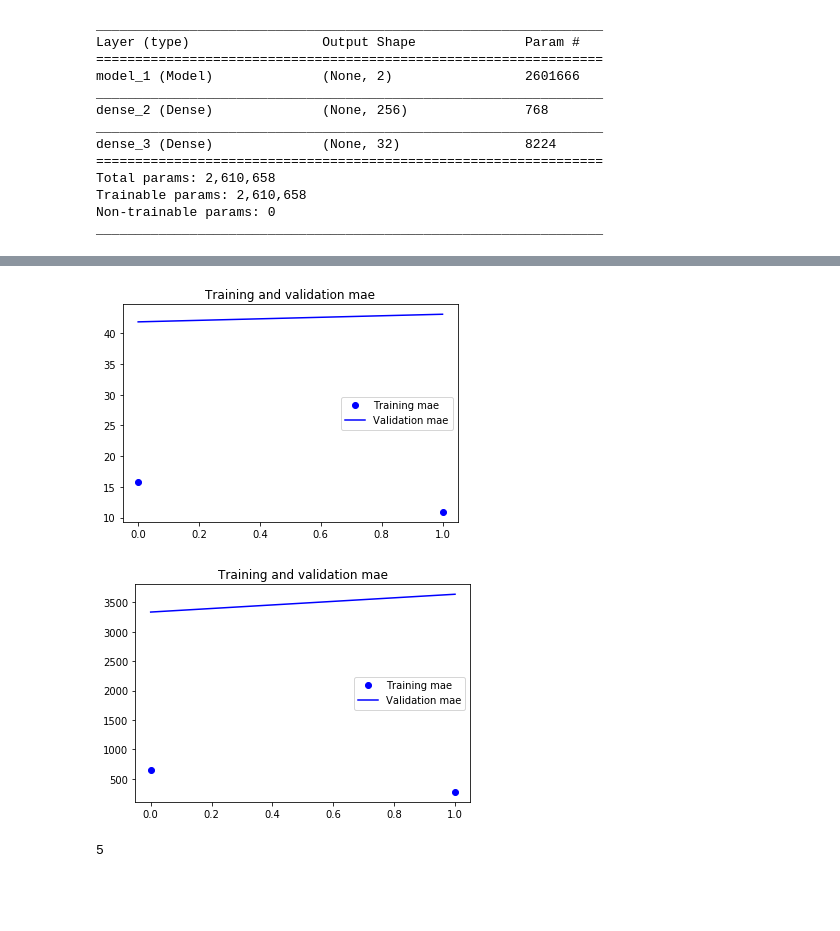
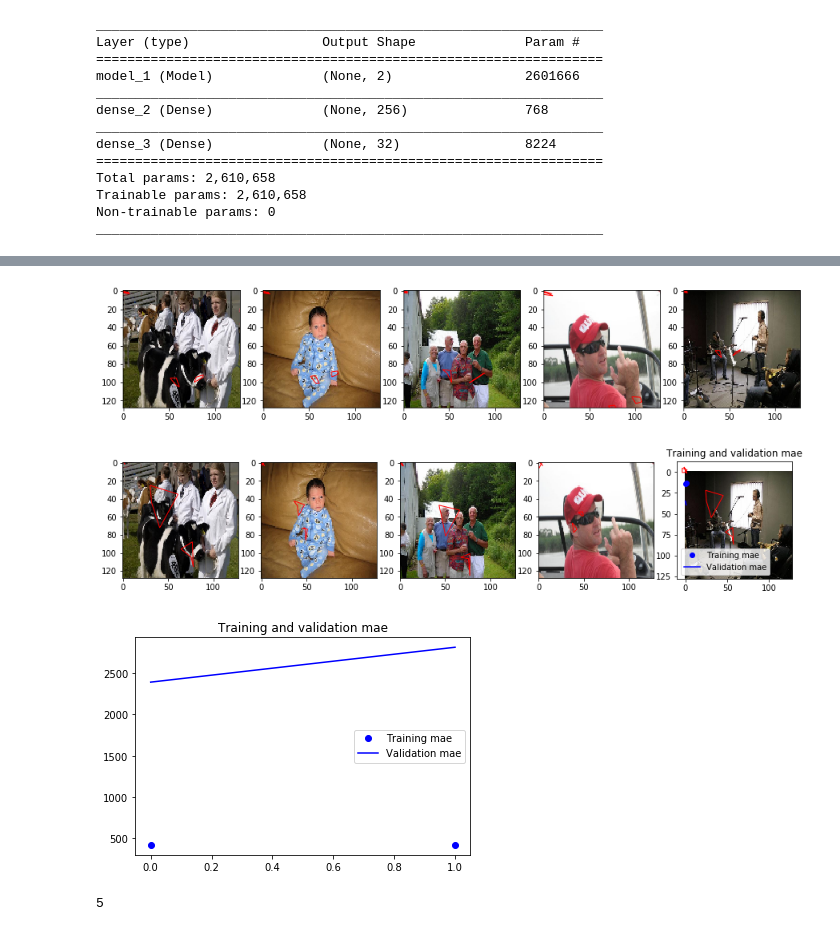
Before and after one commit to kjprice/smu-capstone, a Jupyter notebook: notebooks/Hands_localization.ipynb, the cells around one changed output, grey strips where cells are left out. Cells and saved outputs as stored; diff of their text form; code cells hidden in the pictures; blank space fills up the shorter version.

Commit message:
Display images (and predictions) between each epoch

```diff
--- a/notebooks/Hands_localization.ipynb
+++ b/notebooks/Hands_localization.ipynb
@@ -321,11 +307,18 @@ def plot_mae(history):
     plt.legend()
 
     plt.show()
+# %%
+def callback(x, y):
+    y_predictions = model.predict([x_test])
+    display_images_with_annotations(x_test[:5], y_predictions[:5])
+
+lambda_callback = keras.callbacks.LambdaCallback(on_epoch_end=callback)
 # %%
 num_epochs = 2
 %time history = model.fit([x_train], y_train, \
                           epochs=num_epochs, batch_size=1, verbose=1, \
-                          validation_data=([x_val], y_val))
+                          validation_data=([x_val], y_val), \
+                          callbacks=[lambda_callback])
 
 plot_mae(history)
 # %% [output]
@@ -339,5 +334,6 @@ Wall time: 971 ms
-[figure, old version]
+[figure, new version]
-[figure, old version]
+[figure, new version]
+[figure, added]
 # %%
 len(load_annotations('/Users/kjprice/Library/Projects/smu/capstone/data/original/hand_dataset/validation_dataset/validation_data/annotations/Movie_4weds_1.mat'))
 # %% [output]
```
Also changed, not shown: parts of 6 cells of this notebook.
